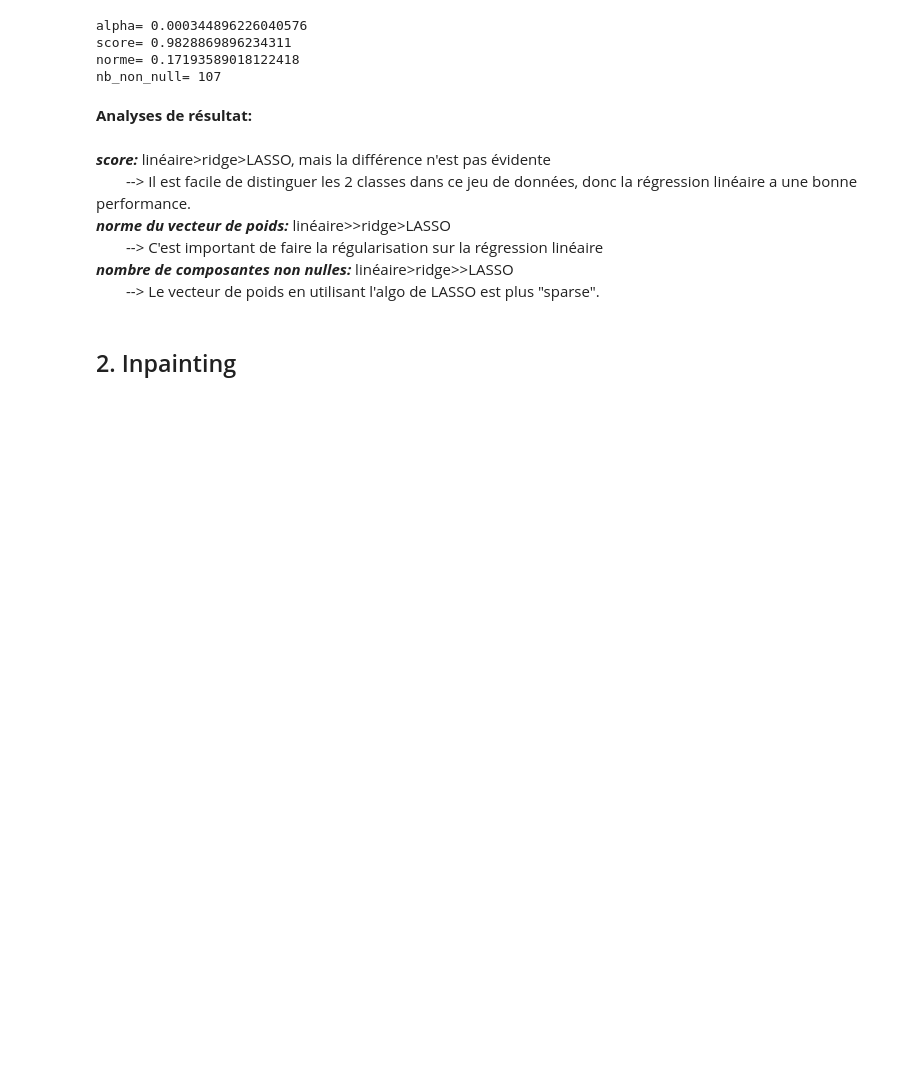
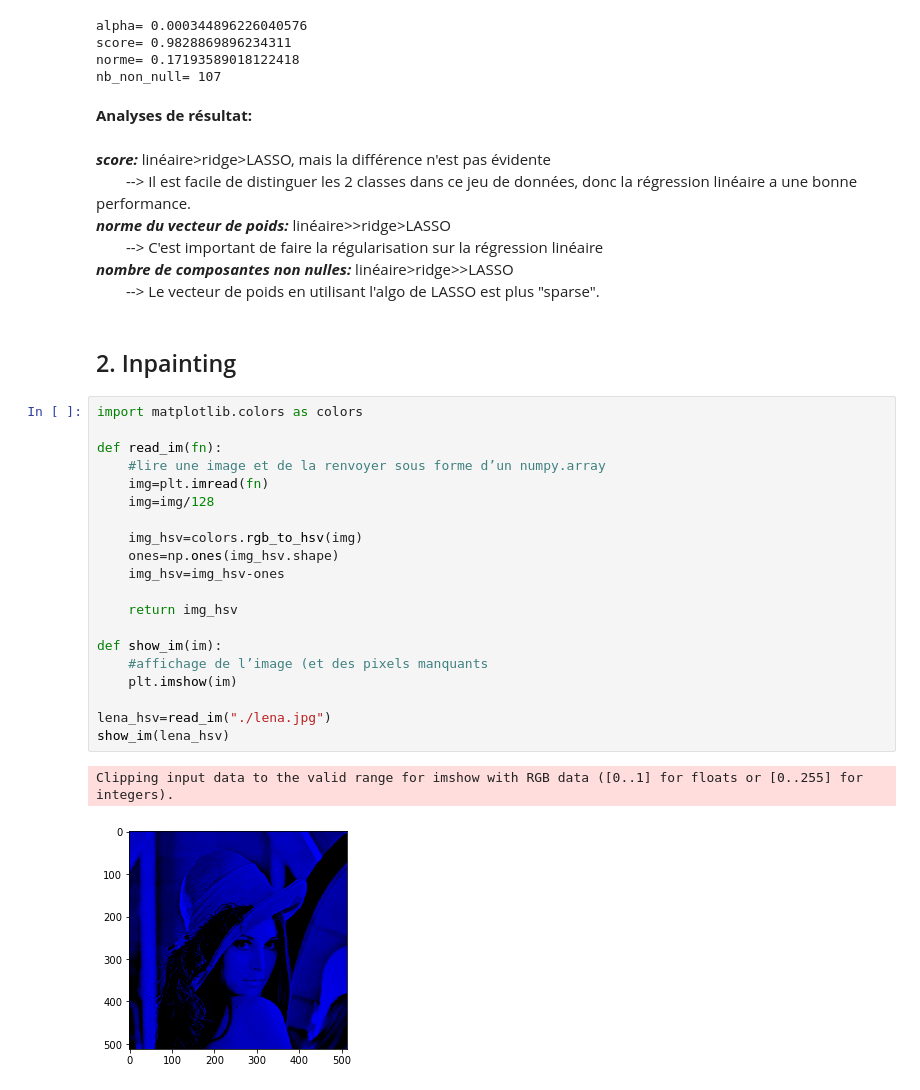
Before and after one commit to ADelol/ML, a Jupyter notebook: Projet/inpainting.ipynb, the cells around one changed output. Saved outputs shown, nothing was run; the diff lists cells and outputs as text; blank space fills up the shorter version.

```diff
--- a/Projet/inpainting.ipynb
+++ b/Projet/inpainting.ipynb
@@ -96,3 +96,26 @@ nb_non_null= 107
 &emsp;&emsp;--> Le vecteur de poids en utilisant l'algo de LASSO est plus "sparse".
 # %% [markdown]
 ## 2. Inpainting
+# %%
+import matplotlib.colors as colors
+
+def read_im(fn):
+    #lire une image et de la renvoyer sous forme d’un numpy.array
+    img=plt.imread(fn)
+    img=img/128
+
+    img_hsv=colors.rgb_to_hsv(img)
+    ones=np.ones(img_hsv.shape)
+    img_hsv=img_hsv-ones
+
+    return img_hsv
+
+def show_im(im):
+    #affichage de l’image (et des pixels manquants
+    plt.imshow(im)
+
+lena_hsv=read_im("./lena.jpg")
+show_im(lena_hsv)
+# %% [output]
+Clipping input data to the valid range for imshow with RGB data ([0..1] for floats or [0..255] for integers).
+[figure, added]
```
Also changed, not shown: parts of 19 cells of this notebook, 1 other file.
